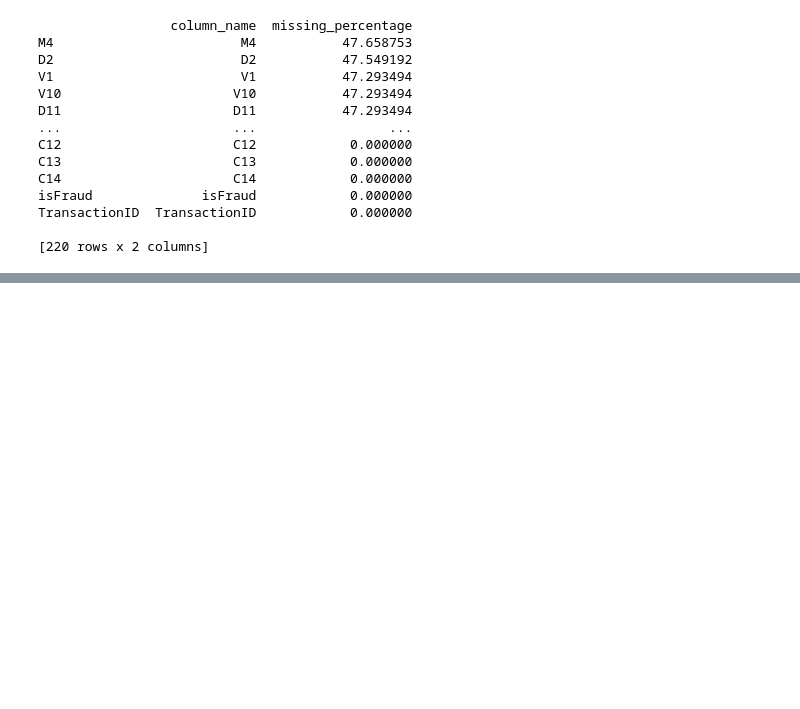
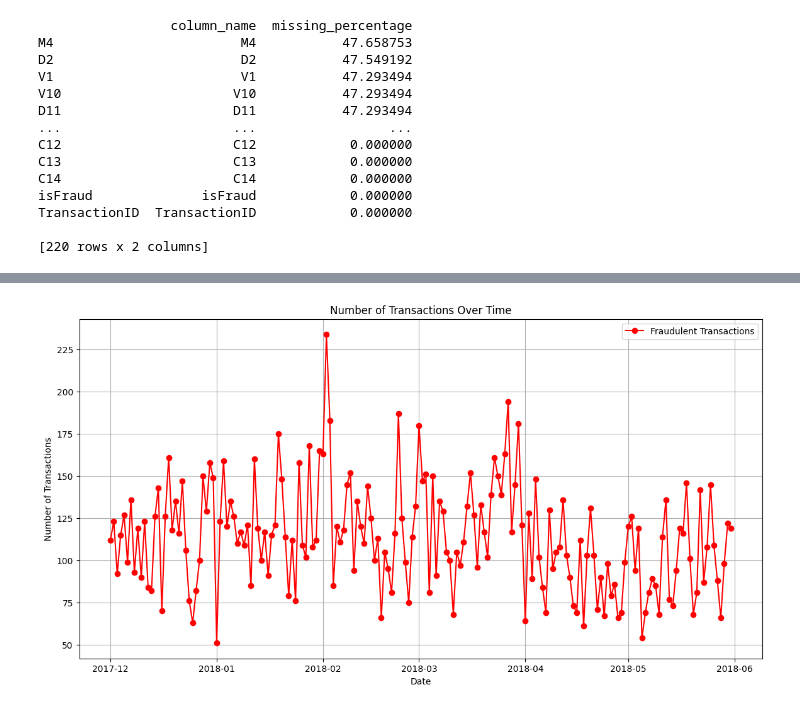
Before and after one commit to dev-S-t/Fraud_Detection, a Jupyter notebook: Clutch.ipynb, the cells around one changed output, grey strips where cells are left out. Saved outputs shown, nothing was run; the diff lists cells and outputs as text; code cells hidden in the pictures; blank space fills up the shorter version.

```diff
--- a/Clutch.ipynb
+++ b/Clutch.ipynb
@@ -211,0 +273,15 @@ TransactionID  TransactionID            0.000000
+# %%
+# Plotting the data
+plt.figure(figsize=(14, 7))
+
+plt.plot(fraud_trends.index, fraud_trends[1], label='Fraudulent Transactions', color='red', marker ='o')
+# plt.plot(fraud_trends.index, fraud_trends[0], label='Non-Fraudulent Transactions', color='green')
+
+plt.xlabel('Date')
+plt.ylabel('Number of Transactions')
+plt.title('Number of Transactions Over Time')
+plt.legend()
+plt.grid(True)
+plt.show()
+# %% [output]
+[figure, added]
```
Also changed, not shown: parts of 18 cells of this notebook.
